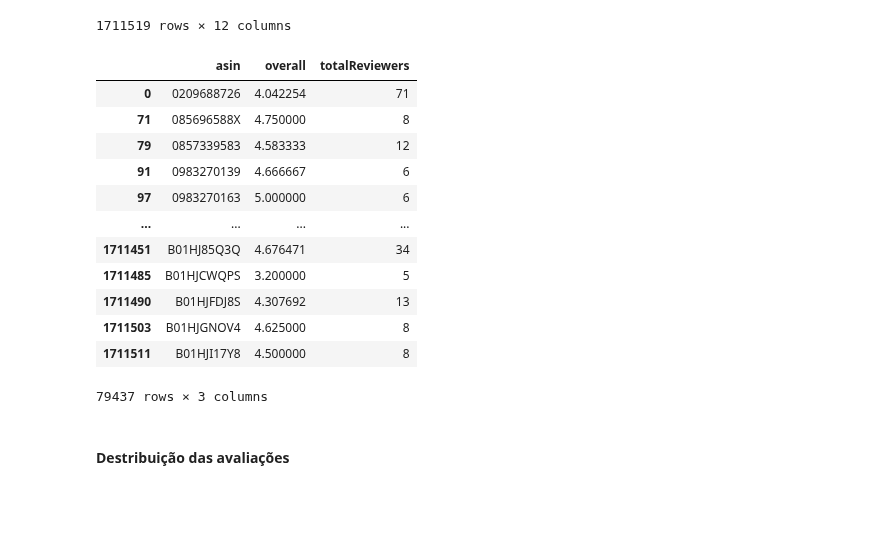
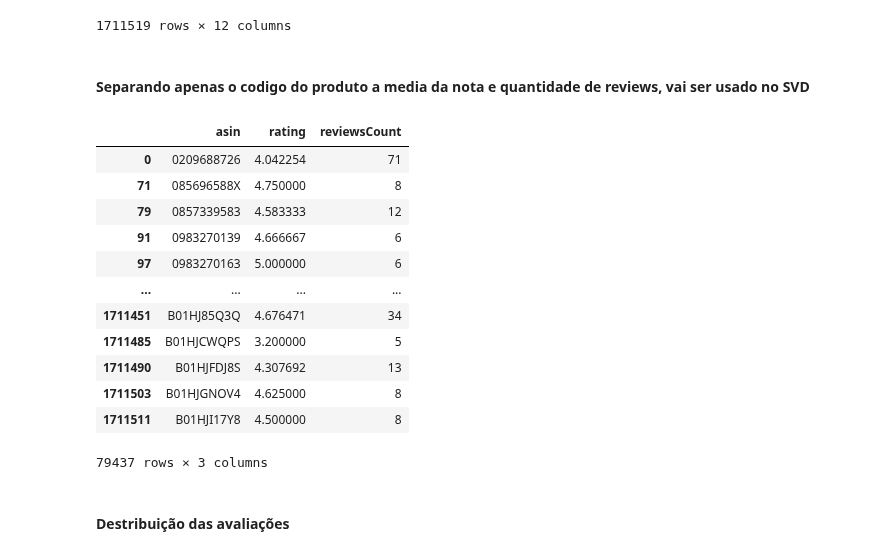
Before and after one commit to Levis33/inf1038-machine-learning, a Jupyter notebook: Trabalho 2/recommendation.ipynb, the cells around one changed output. Cells and saved outputs as stored; diff of their text form; code cells hidden in the pictures; blank space fills up the shorter version.

```diff
--- a/Trabalho 2/recommendation.ipynb
+++ b/Trabalho 2/recommendation.ipynb
@@ -99,18 +148,22 @@ dfMerged
 | 1711517 | 5 | A1MJUNTX7CTR5U | B01HJI17Y8 | Way better than stock. Nice brigh... | NICE, BRIGHT AND WHITE | NaN | 8 | 8 | ... |
 | 1711518 | 5 | AF67UV2T2TFWB | B01HJI17Y8 | Great product fast shipping and a... | Five Stars | NaN | 8 | 8 | ... |
 1711519 rows × 12 columns
+# %% [markdown]
+#### Separando apenas o codigo do produto a media da nota e quantidade de reviews, vai ser usado no SVD
 # %%
-reviewsMerged = dfMerged[['asin', 'overall', 'reviewerID_y', 'summary_x']]
+data = dfMerged[['asin', 'overall', 'reviewerID_y', 'summary_x']]
 
-reviewsMerged = reviewsMerged.rename(columns={'reviewerID_y': 'totalReviewers', 'summary_x': 'summary'})
+data = data.rename(columns={'reviewerID_y': 'reviewsCount', 'summary_x': 'summary', 'overall': 'rating'})
 
-reviewsMerged.drop(['summary' ], axis=1, inplace=True)
+data.drop(['summary' ], axis=1, inplace=True)
 
-reviewsMerged = reviewsMerged.drop_duplicates(subset=['asin'], keep='first')
+data = data.drop_duplicates(subset=['asin'], keep='first')
 
-reviewsMerged
+data.reset_index()
+
+data
 # %% [output]
-|  | asin | overall | totalReviewers |
+|  | asin | rating | reviewsCount |
 | 0 | 0209688726 | 4.042254 | 71 |
 | 71 | 085696588X | 4.750000 | 8 |
 | 79 | 0857339583 | 4.583333 | 12 |
```
Also changed, not shown: parts of 44 cells of this notebook.
